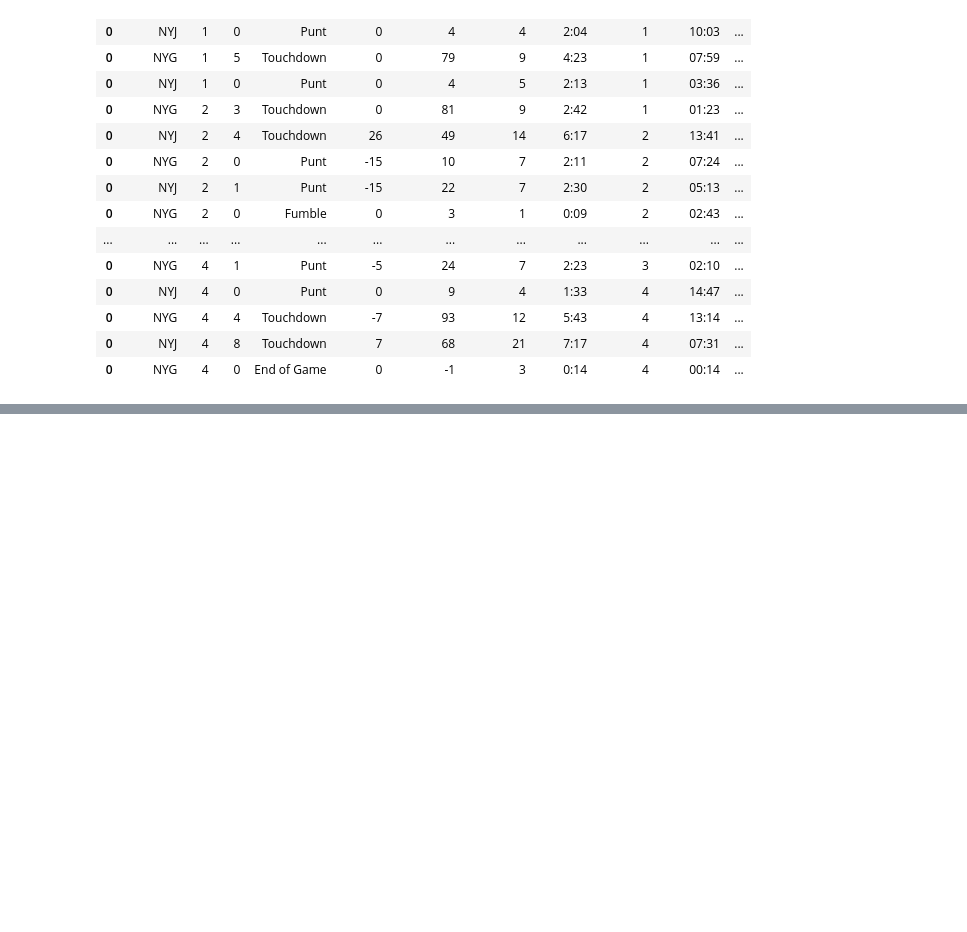
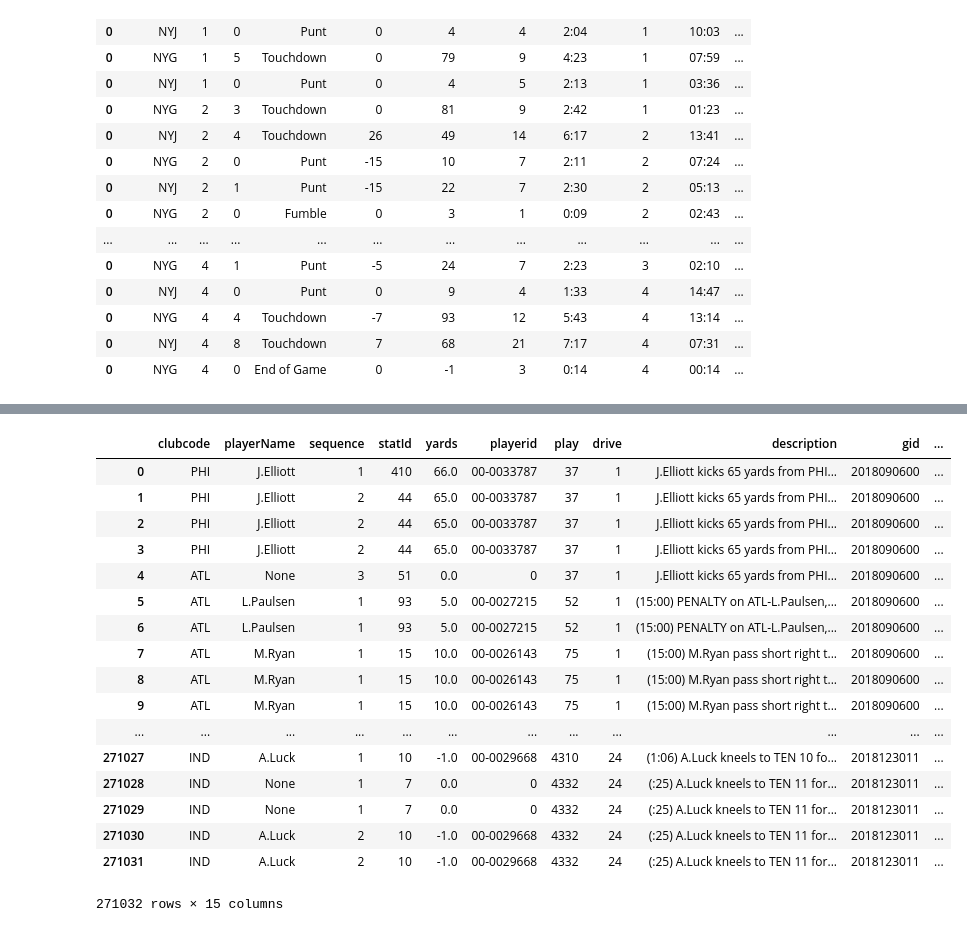
Before and after one commit to loegare/Fantasy_Football, a Jupyter notebook: NFL.ipynb, the cells around one changed output, grey strips where cells are left out. Cells and saved outputs as stored; diff of their text form; code cells hidden in the pictures; blank space fills up the shorter version.

Commit message:
basic scoring rules added
added basic scoring rules, points for actions or yards gained or lost

```diff
--- a/NFL.ipynb
+++ b/NFL.ipynb
@@ -114,2 +195,0 @@ df['play']=df['play'].astype(np.int64)
-# %%
-df['points']=df['yds points'].fillna(0)*df['yards'].fillna(0)+df['existence points'].fillna(0)
@@ -177,0 +214,31 @@ df[(df['statId']==83)|(df['statId']==84)]
+# %%
+statdfs=[]
+for key,val in statid.idmap.items():
+    tdf=pd.DataFrame(val)
+    tdf['statId']=key
+    statdfs.append(tdf)
+# %%
+st=pd.concat(statdfs)
+# %%
+df2=pd.merge(df,st,on='statId',how='left')
+# %%
+df2
+# %% [output]
+|  | clubcode | playerName | sequence | statId | yards | playerid | play | drive | description | gid | ... |
+| 0 | PHI | J.Elliott | 1 | 410 | 66.0 | 00-0033787 | 37 | 1 | J.Elliott kicks 65 yards from PHI... | 2018090600 | ... |
+| 1 | PHI | J.Elliott | 2 | 44 | 65.0 | 00-0033787 | 37 | 1 | J.Elliott kicks 65 yards from PHI... | 2018090600 | ... |
+| 2 | PHI | J.Elliott | 2 | 44 | 65.0 | 00-0033787 | 37 | 1 | J.Elliott kicks 65 yards from PHI... | 2018090600 | ... |
+| 3 | PHI | J.Elliott | 2 | 44 | 65.0 | 00-0033787 | 37 | 1 | J.Elliott kicks 65 yards from PHI... | 2018090600 | ... |
+| 4 | ATL | None | 3 | 51 | 0.0 | 0 | 37 | 1 | J.Elliott kicks 65 yards from PHI... | 2018090600 | ... |
+| 5 | ATL | L.Paulsen | 1 | 93 | 5.0 | 00-0027215 | 52 | 1 | (15:00) PENALTY on ATL-L.Paulsen,... | 2018090600 | ... |
+| 6 | ATL | L.Paulsen | 1 | 93 | 5.0 | 00-0027215 | 52 | 1 | (15:00) PENALTY on ATL-L.Paulsen,... | 2018090600 | ... |
+| 7 | ATL | M.Ryan | 1 | 15 | 10.0 | 00-0026143 | 75 | 1 | (15:00) M.Ryan pass short right t... | 2018090600 | ... |
+| 8 | ATL | M.Ryan | 1 | 15 | 10.0 | 00-0026143 | 75 | 1 | (15:00) M.Ryan pass short right t... | 2018090600 | ... |
+| 9 | ATL | M.Ryan | 1 | 15 | 10.0 | 00-0026143 | 75 | 1 | (15:00) M.Ryan pass short right t... | 2018090600 | ... |
+| ... | ... | ... | ... | ... | ... | ... | ... | ... | ... | ... | ... |
+| 271027 | IND | A.Luck | 1 | 10 | -1.0 | 00-0029668 | 4310 | 24 | (1:06) A.Luck kneels to TEN 10 fo... | 2018123011 | ... |
+| 271028 | IND | None | 1 | 7 | 0.0 | 0 | 4332 | 24 | (:25) A.Luck kneels to TEN 11 for... | 2018123011 | ... |
+| 271029 | IND | None | 1 | 7 | 0.0 | 0 | 4332 | 24 | (:25) A.Luck kneels to TEN 11 for... | 2018123011 | ... |
+| 271030 | IND | A.Luck | 2 | 10 | -1.0 | 00-0029668 | 4332 | 24 | (:25) A.Luck kneels to TEN 11 for... | 2018123011 | ... |
+| 271031 | IND | A.Luck | 2 | 10 | -1.0 | 00-0029668 | 4332 | 24 | (:25) A.Luck kneels to TEN 11 for... | 2018123011 | ... |
+271032 rows × 15 columns
```
Also changed, not shown: parts of 25 cells of this notebook, 6 other files.
